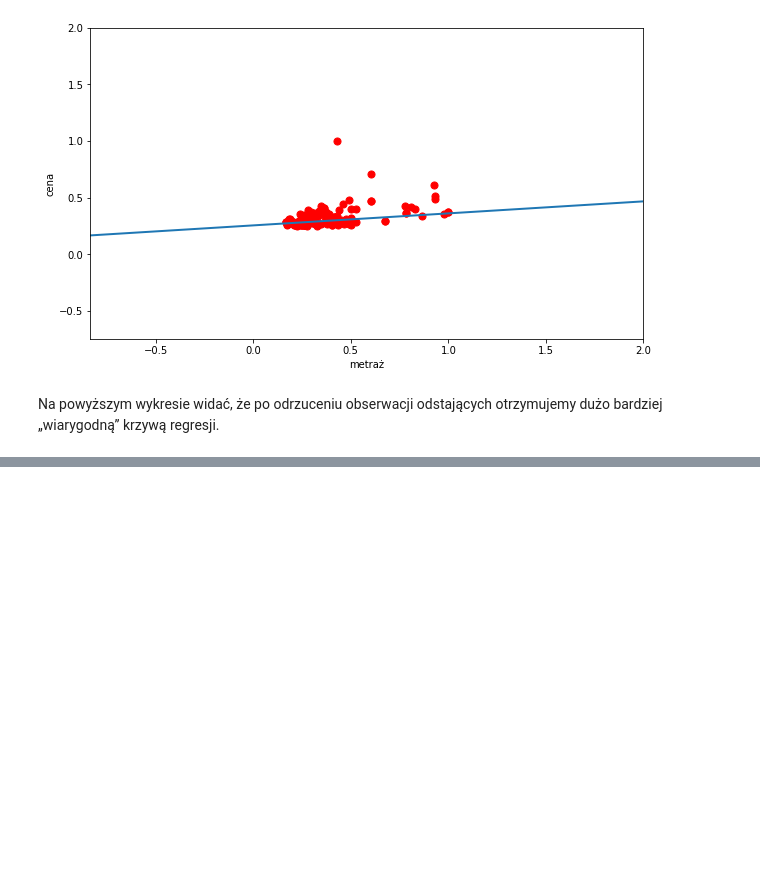
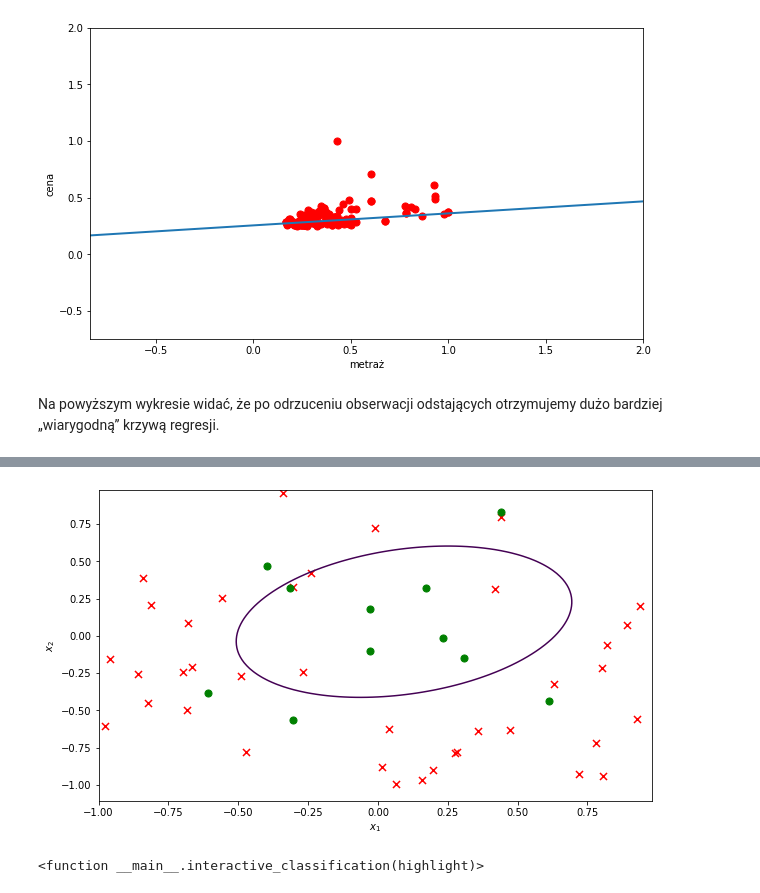
Before and after one commit to SzamanFL/umz20, a Jupyter notebook: wyk/2005_Dobre_praktyki_w_ML.ipynb, the cells around one changed output, grey strips where cells are left out. Drawn from its saved outputs; the diff is of its cells as text; code cells hidden in the pictures; blank space fills up the shorter version.

```diff
--- a/wyk/2005_Dobre_praktyki_w_ML.ipynb
+++ b/wyk/2005_Dobre_praktyki_w_ML.ipynb
@@ -472,0 +650,28 @@ Na powyższym wykresie widać, że po odrzuceniu obserwacji odstających otrzymu
+# %%
+# Wykres granicy klas
+def plot_decision_boundary(fig, theta, X):
+    ax = fig.axes[0]
+    xx, yy = np.meshgrid(np.arange(-1.0, 1.0, 0.02),
+                         np.arange(-1.0, 1.0, 0.02))
+    l = len(xx.ravel())
+    C = powerme(xx.reshape(l, 1), yy.reshape(l, 1), n)
+    z = classifyBi(theta, C).reshape(int(np.sqrt(l)), int(np.sqrt(l)))
+
+    plt.contour(xx, yy, z, levels=[0.5], lw=3);
+# %%
+Y_expected = Y2.astype(int)
+Y_predicted = (classifyBi(theta, X2) > 0.5).astype(int)
+# %%
+# Przygotowanie interaktywnego wykresu
+
+dropdown_highlight = widgets.Dropdown(options=['all', 'tp', 'fp', 'tn', 'fn'], value='all', description='highlight')
+
+def interactive_classification(highlight):
+    fig = plot_data_for_classification(X2, Y2, xlabel=r'$x_1$', ylabel=r'$x_2$',
+                                       Y_predicted=Y_predicted, highlight=highlight)
+    plot_decision_boundary(fig, theta, X2)
+# %%
+widgets.interact(interactive_classification, highlight=dropdown_highlight)
+# %% [output]
+[figure, added]
+<function __main__.interactive_classification(highlight)>
```
Also changed, not shown: parts of 37 cells of this notebook.
